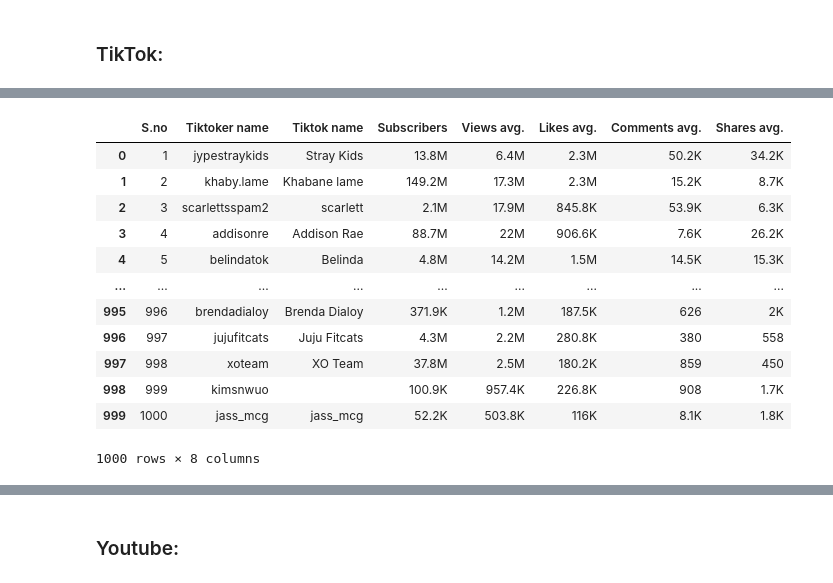
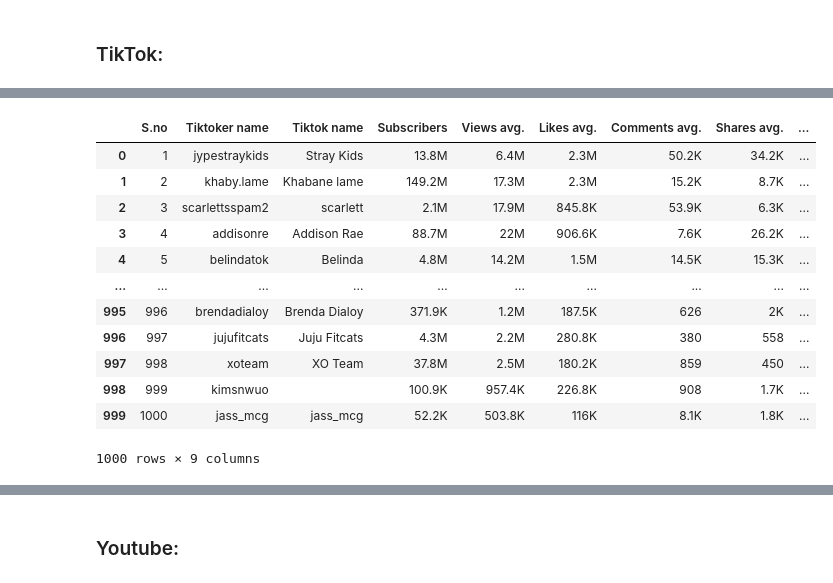
Before and after one commit to MarioChvx/ciencia_de_datos_PAMBAZO, a Jupyter notebook: proyectos/Proyecto4/socialnetworks.ipynb, the cells around one changed output, grey strips where cells are left out. Drawn from its saved outputs; the diff is of its cells as text; code cells hidden in the pictures.

```diff
--- a/proyectos/Proyecto4/socialnetworks.ipynb
+++ b/proyectos/Proyecto4/socialnetworks.ipynb
@@ -100,19 +201,20 @@ tt_june
 # %%
 tt_sep= pd.read_csv('DATA/Tiktoksep2022.csv')
+tt_sep = tt_sep.assign(Month='September')
 tt_sep
 # %% [output]
-|  | S.no | Tiktoker name | Tiktok name | Subscribers | Views avg. | Likes avg. | Comments avg. | Shares avg. |
-| 0 | 1 | jypestraykids | Stray Kids | 13.8M | 6.4M | 2.3M | 50.2K | 34.2K |
-| 1 | 2 | khaby.lame | Khabane lame | 149.2M | 17.3M | 2.3M | 15.2K | 8.7K |
-| 2 | 3 | scarlettsspam2 | scarlett | 2.1M | 17.9M | 845.8K | 53.9K | 6.3K |
-| 3 | 4 | addisonre | Addison Rae | 88.7M | 22M | 906.6K | 7.6K | 26.2K |
-| 4 | 5 | belindatok | Belinda | 4.8M | 14.2M | 1.5M | 14.5K | 15.3K |
-| ... | ... | ... | ... | ... | ... | ... | ... | ... |
-| 995 | 996 | brendadialoy | Brenda Dialoy | 371.9K | 1.2M | 187.5K | 626 | 2K |
-| 996 | 997 | jujufitcats | Juju Fitcats | 4.3M | 2.2M | 280.8K | 380 | 558 |
-| 997 | 998 | xoteam | XO Team | 37.8M | 2.5M | 180.2K | 859 | 450 |
-| 998 | 999 | kimsnwuo | ️️ | 100.9K | 957.4K | 226.8K | 908 | 1.7K |
-| 999 | 1000 | jass_mcg | jass_mcg | 52.2K | 503.8K | 116K | 8.1K | 1.8K |
+|  | S.no | Tiktoker name | Tiktok name | Subscribers | Views avg. | Likes avg. | Comments avg. | Shares avg. | ... |
+| 0 | 1 | jypestraykids | Stray Kids | 13.8M | 6.4M | 2.3M | 50.2K | 34.2K | ... |
+| 1 | 2 | khaby.lame | Khabane lame | 149.2M | 17.3M | 2.3M | 15.2K | 8.7K | ... |
+| 2 | 3 | scarlettsspam2 | scarlett | 2.1M | 17.9M | 845.8K | 53.9K | 6.3K | ... |
+| 3 | 4 | addisonre | Addison Rae | 88.7M | 22M | 906.6K | 7.6K | 26.2K | ... |
+| 4 | 5 | belindatok | Belinda | 4.8M | 14.2M | 1.5M | 14.5K | 15.3K | ... |
+| ... | ... | ... | ... | ... | ... | ... | ... | ... | ... |
+| 995 | 996 | brendadialoy | Brenda Dialoy | 371.9K | 1.2M | 187.5K | 626 | 2K | ... |
+| 996 | 997 | jujufitcats | Juju Fitcats | 4.3M | 2.2M | 280.8K | 380 | 558 | ... |
+| 997 | 998 | xoteam | XO Team | 37.8M | 2.5M | 180.2K | 859 | 450 | ... |
+| 998 | 999 | kimsnwuo | ️️ | 100.9K | 957.4K | 226.8K | 908 | 1.7K | ... |
+| 999 | 1000 | jass_mcg | jass_mcg | 52.2K | 503.8K | 116K | 8.1K | 1.8K | ... |
-1000 rows × 8 columns
+1000 rows × 9 columns
 # %%
 tt_nov= pd.read_csv('DATA/tiktoknov2022.csv')
```
Also changed, not shown: parts of 20 cells of this notebook.
